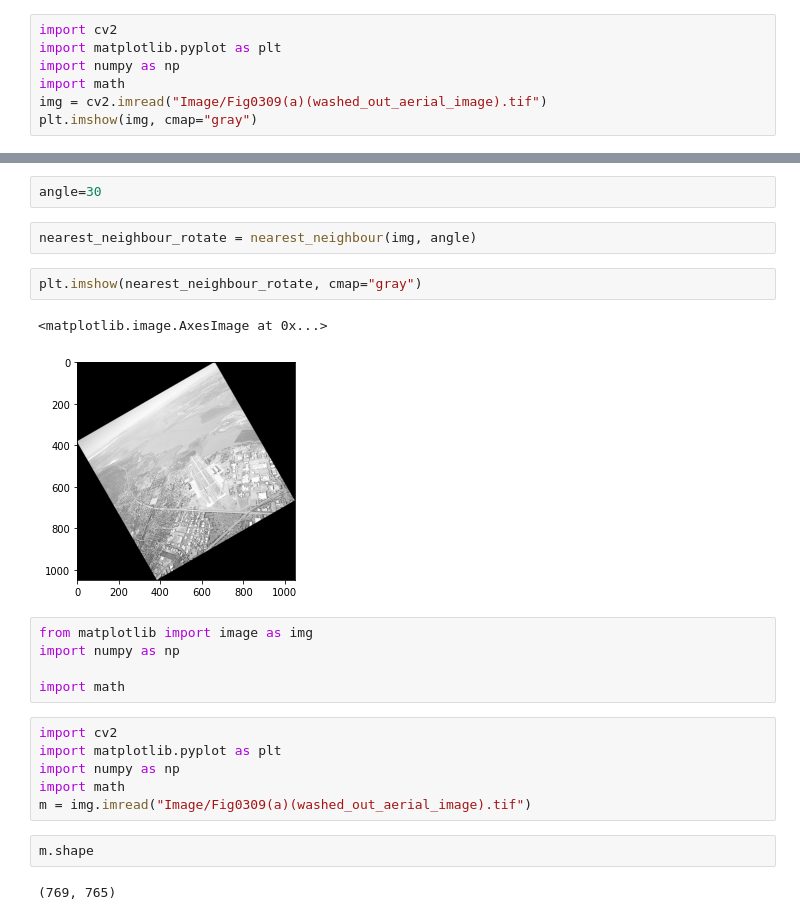
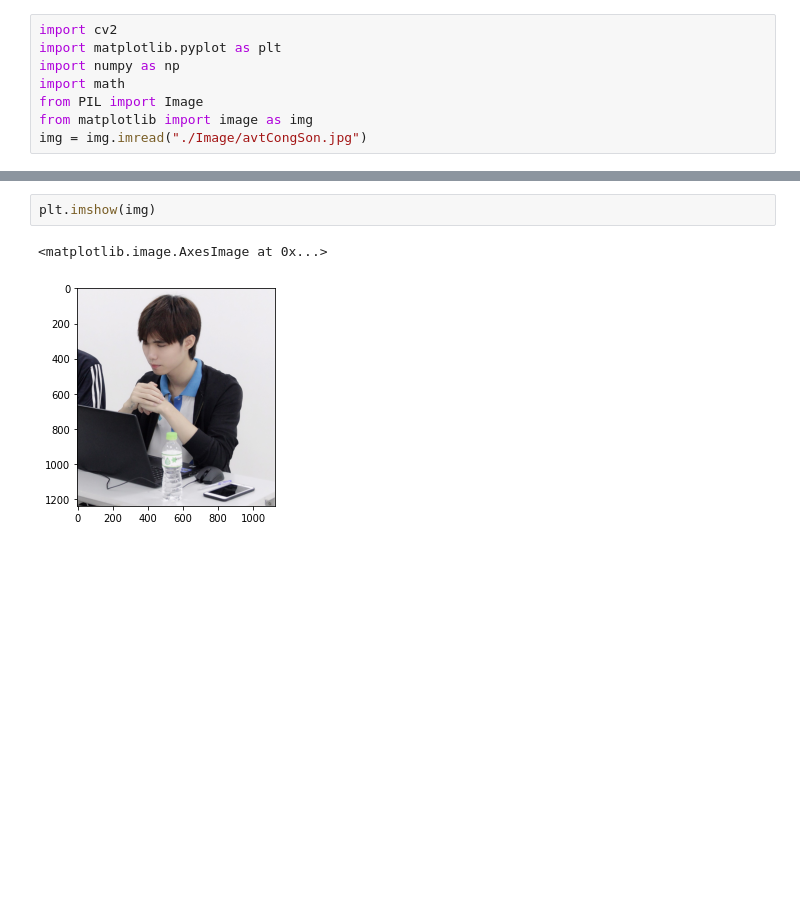
Before and after one commit to CongSon01/18-code-thieu-nhi-xu-ly-anh, a Jupyter notebook: Bai2 Xoay Nearest neighbour.ipynb, the cells around one changed output, grey strips where cells are left out. Saved outputs shown, nothing was run; the diff lists cells and outputs as text; blank space fills up the shorter version.

```diff
--- a/Bai2 Xoay Nearest neighbour.ipynb
+++ b/Bai2 Xoay Nearest neighbour.ipynb
@@ -3,5 +3,6 @@ import cv2
 import matplotlib.pyplot as plt
 import numpy as np
 import math
-img = cv2.imread("Image/Fig0309(a)(washed_out_aerial_image).tif")
-plt.imshow(img, cmap="gray")
+from PIL import Image
+from matplotlib import image as img
+img = img.imread("./Image/avtCongSon.jpg")
@@ -11,24 +9,5 @@ plt.imshow(img, cmap="gray")
-# %%
-angle=30
-# %%
-nearest_neighbour_rotate = nearest_neighbour(img, angle)
 # %%
-plt.imshow(nearest_neighbour_rotate, cmap="gray")
+plt.imshow(img)
 # %% [output]
 <matplotlib.image.AxesImage at 0x...>
-[figure, old version]
+[figure, new version]
-# %%
-from matplotlib import image as img
-import numpy as np
-
-import math
-# %%
-import cv2
-import matplotlib.pyplot as plt
-import numpy as np
-import math
-m = img.imread("Image/Fig0309(a)(washed_out_aerial_image).tif")
-# %%
-m.shape
-# %% [output]
-(769, 765)
```
Also changed, not shown: parts of 7 cells of this notebook, 46 other files.
